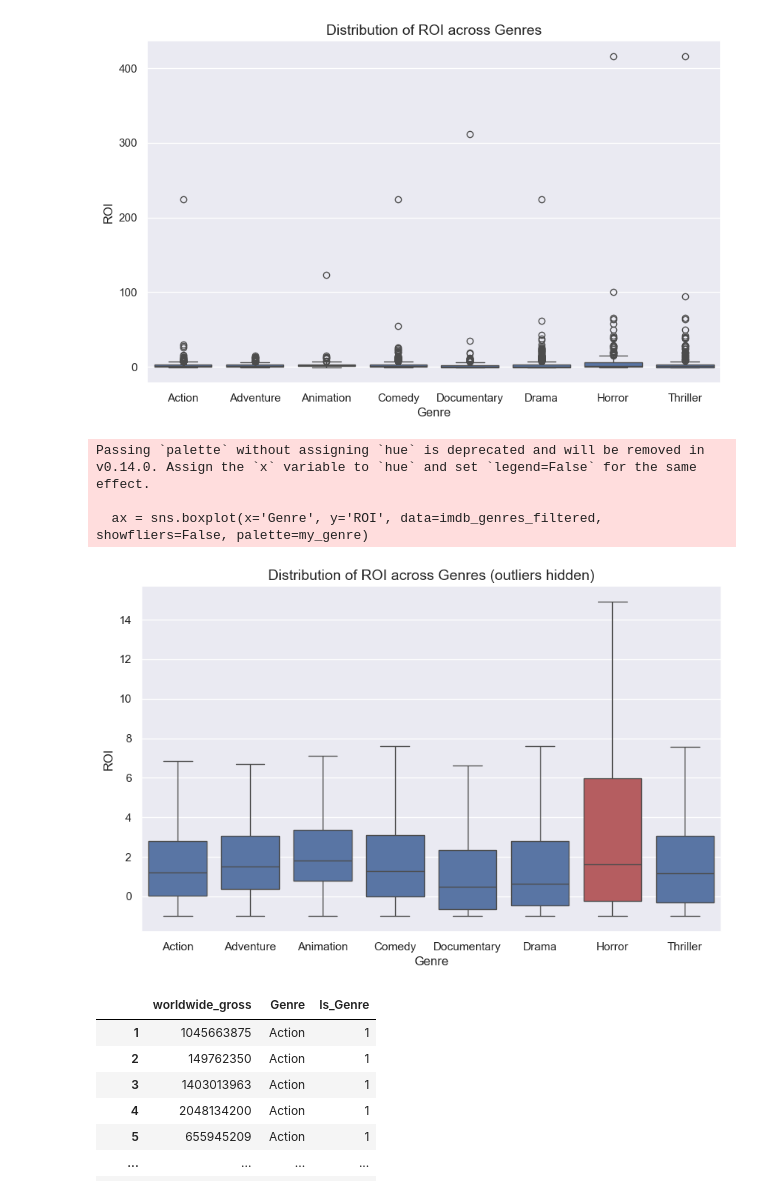
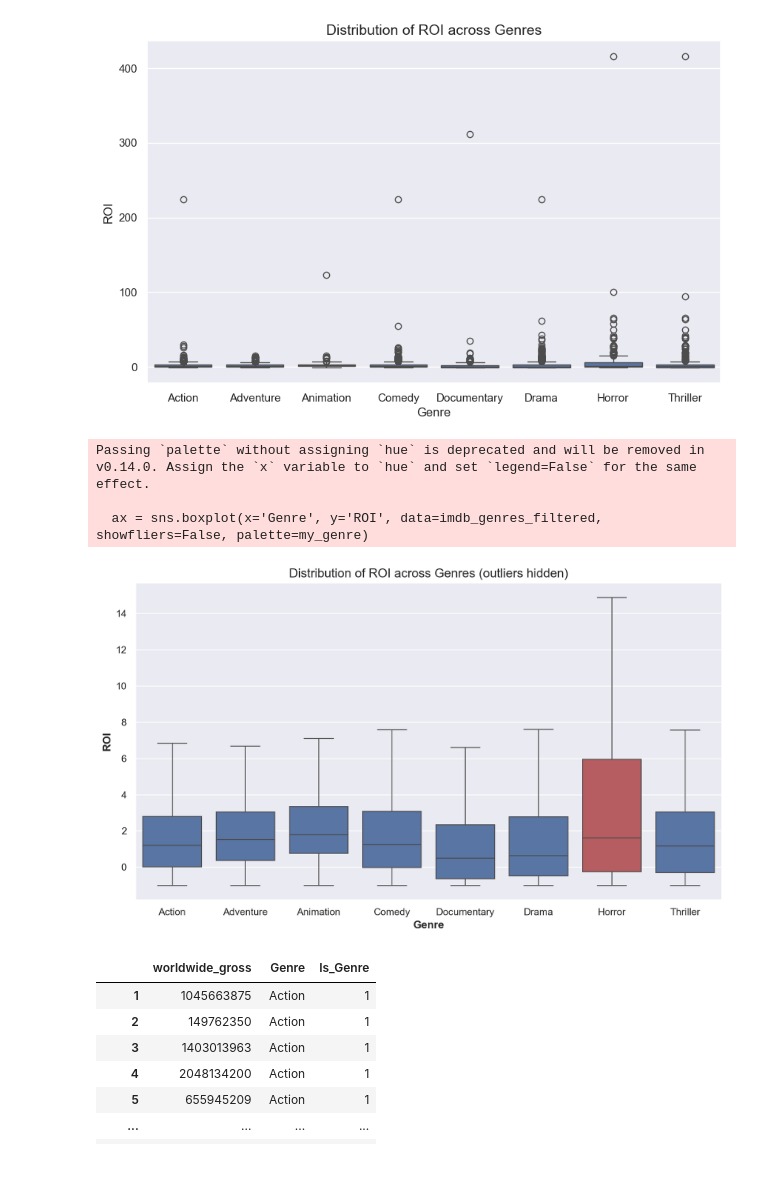
Before and after one commit to williambguo/ds-p2-project, a Jupyter notebook: code/eda.ipynb, the cells around one changed output. Drawn from its saved outputs; the diff is of its cells as text; code cells hidden in the pictures; blank space fills up the shorter version.

```diff
--- a/code/eda.ipynb
+++ b/code/eda.ipynb
@@ -625,29 +671,30 @@ plt.show()
 # %%
 # Same boxplot as above but without outliers
 genre_columns = ['Action', 'Adventure', 'Animation', 'Comedy', 'Documentary', 'Drama',  'Horror', 'Thriller']
 imdb_genres = imdb.melt(id_vars=['ROI'], value_vars=genre_columns, var_name='Genre', value_name='Is_Genre')
 imdb_genres_filtered = imdb_genres[imdb_genres['Is_Genre'] == 1]
 sns.set_theme(style="darkgrid")
 
 # Create a box plot to visualize ROI distribution across genres
-plt.figure(figsize=(10, 6))
+plt.figure(figsize=(10, 6), dpi=200)
 
 my_genre = {genre: "r" if genre == "Horror" else "b" for genre in imdb_genres_filtered.Genre.unique()}
 ax = sns.boxplot(x='Genre', y='ROI', data=imdb_genres_filtered, showfliers=False, palette=my_genre)
 
 # Add titles and labels
 ax.set_title('Distribution of ROI across Genres (outliers hidden)', fontsize=14)
-ax.set_xlabel('Genre', fontsize=12)
-ax.set_ylabel('ROI', fontsize=12)
+ax.set_xlabel('Genre', fontsize=12, fontweight='bold')
+ax.set_ylabel('ROI', fontsize=12, fontweight='bold')
 
 # Show the plot
 #plt.grid(True)
+plt.tight_layout()
 plt.show()
 # %% [output]
 Passing `palette` without assigning `hue` is deprecated and will be removed in v0.14.0. Assign the `x` variable to `hue` and set `legend=False` for the same effect.
 
   ax = sns.boxplot(x='Genre', y='ROI', data=imdb_genres_filtered, showfliers=False, palette=my_genre)
-[figure, old version]
+[figure, new version]
 # %%
 imdb_genres_filtered
 # %% [output]
```
Also changed, not shown: parts of 8 cells of this notebook, 10 other files.
